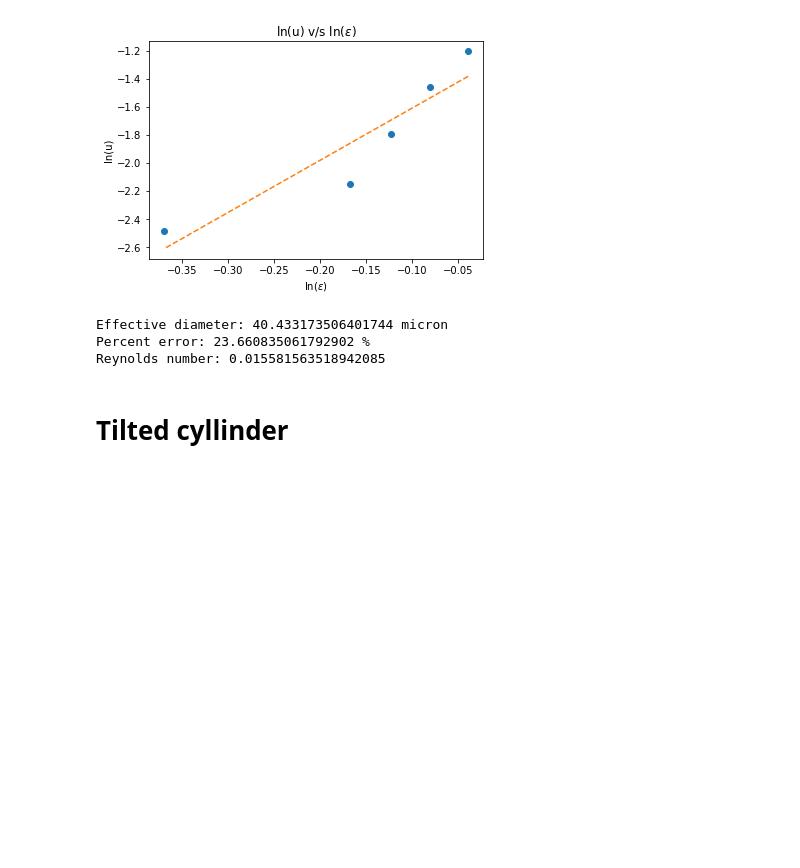
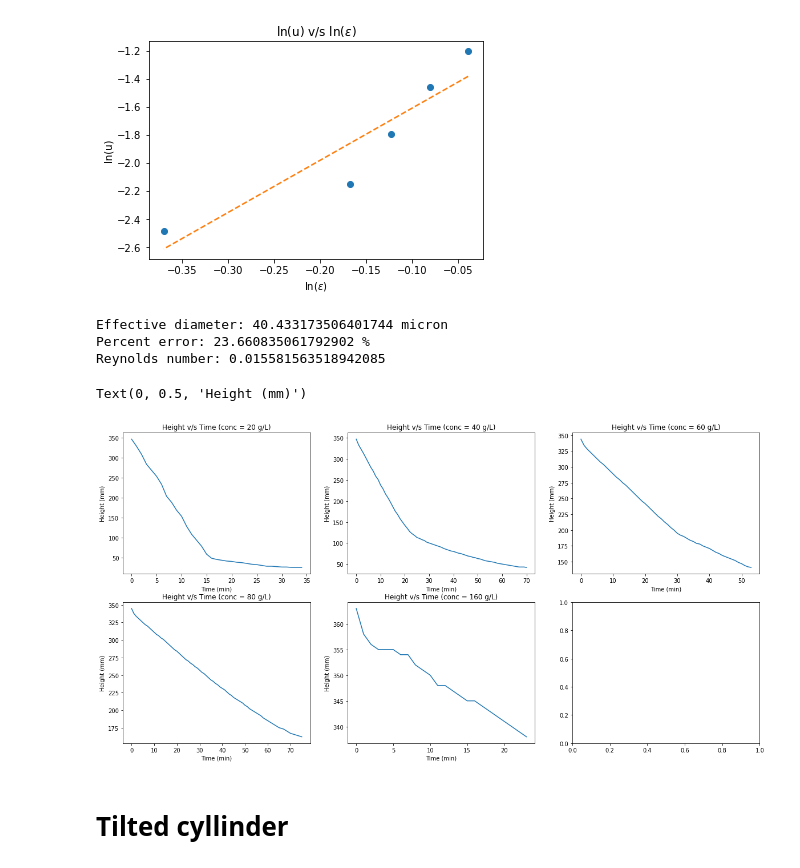
Before and after one commit to relaxxpls/CL333-ChE-Lab-2, a Jupyter notebook: FM302/solve.ipynb, the cells around one changed output. Drawn from its saved outputs; the diff is of its cells as text; code cells hidden in the pictures; blank space fills up the shorter version.

```diff
--- a/FM302/solve.ipynb
+++ b/FM302/solve.ipynb
@@ -95,6 +102,36 @@ print(f"Reynolds number: {Re}")
 Effective diameter: 40.433173506401744 micron
 Percent error: 23.660835061792902 %
 Reynolds number: 0.015581563518942085
+# %%
+fig, ax = plt.subplots(2, 3, figsize=(20, 10))
+
+ax[0][0].plot(df['t'], df['h_20'])
+ax[0][0].set_title('Height v/s Time (conc = 20 g/L)')
+ax[0][0].set_xlabel('Time (min)')
+ax[0][0].set_ylabel('Height (mm)')
+
+ax[0][1].plot(df['t'], df['h_40'])
+ax[0][1].set_title('Height v/s Time (conc = 40 g/L)')
+ax[0][1].set_xlabel('Time (min)')
+ax[0][1].set_ylabel('Height (mm)')
+
+ax[0][2].plot(df['t'], df['h_60'])
+ax[0][2].set_title('Height v/s Time (conc = 60 g/L)')
+ax[0][2].set_xlabel('Time (min)')
+ax[0][2].set_ylabel('Height (mm)')
+
+ax[1][0].plot(df['t'], df['h_80'])
+ax[1][0].set_title('Height v/s Time (conc = 80 g/L)')
+ax[1][0].set_xlabel('Time (min)')
+ax[1][0].set_ylabel('Height (mm)')
+
+ax[1][1].plot(df['t'], df['h_160'])
+ax[1][1].set_title('Height v/s Time (conc = 160 g/L)')
+ax[1][1].set_xlabel('Time (min)')
+ax[1][1].set_ylabel('Height (mm)')
+# %% [output]
+Text(0, 0.5, 'Height (mm)')
+[figure, added]
 # %% [markdown]
 # Tilted cyllinder
 # %%
```
Also changed, not shown: parts of 1 cell of this notebook.
